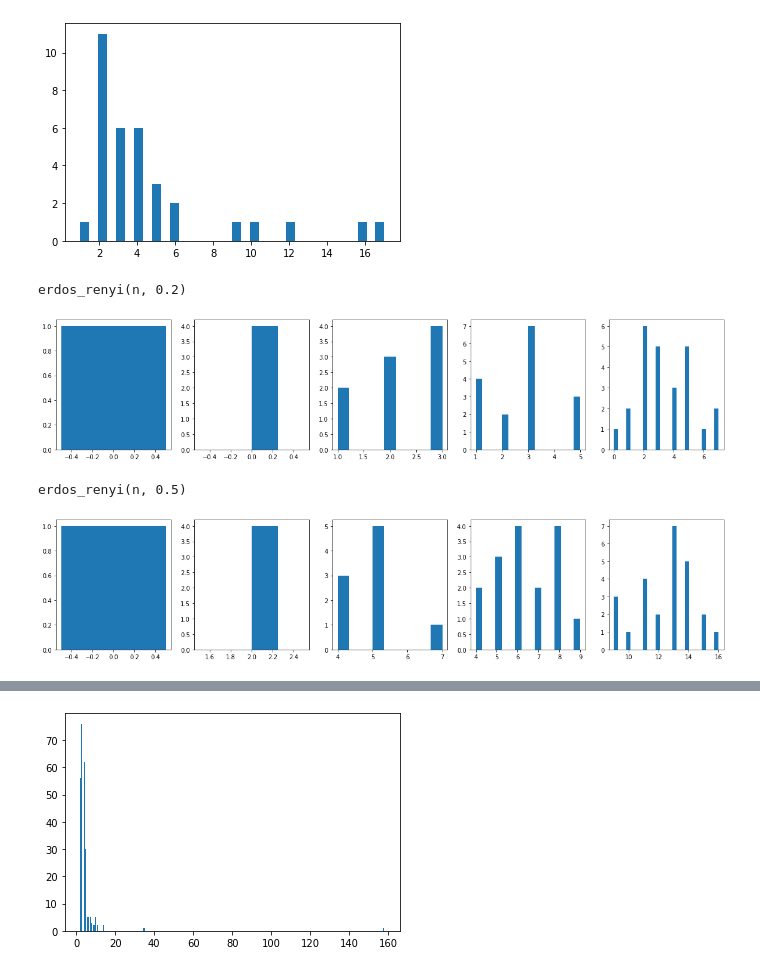
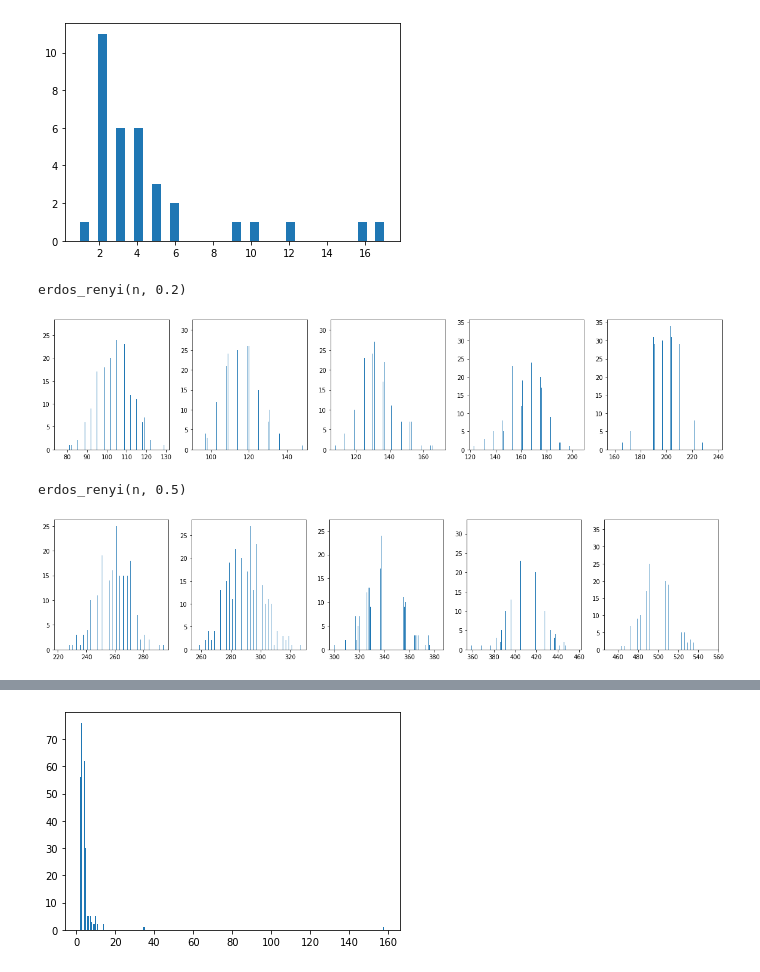
Before and after one commit to ate47/Cours, a Jupyter notebook: dm/graph/work.ipynb, the cells around one changed output, grey strips where cells are left out. Drawn from its saved outputs; the diff is of its cells as text; code cells hidden in the pictures.

```diff
--- a/dm/graph/work.ipynb
+++ b/dm/graph/work.ipynb
@@ -178,29 +178,29 @@ karate_club_graph
 # %%
 
 _, axs = plt.subplots(1, 5, figsize=(20, 4))
 
 print("erdos_renyi(n, 0.2)")
 
 for i in range(1, 6):
-    n = i ** 2
+    n = 500 + 20 * i ** 2
     plot_degree_dist(erdos_renyi(n, 0.2), axs[i - 1])
 
 plt.show()
 
 _, axs = plt.subplots(1, 5, figsize=(20, 4))
 
 print("erdos_renyi(n, 0.5)")
 
 for i in range(1, 6):
-    n = i ** 2
+    n = 500 + 20 * i ** 2
     plot_degree_dist(erdos_renyi(n, 0.5), axs[i - 1])
 
 plt.show()
 # %% [output]
 erdos_renyi(n, 0.2)
-[figure, old version]
+[figure, new version]
 erdos_renyi(n, 0.5)
-[figure, old version]
+[figure, new version]
 # %%
 
 _, axs = plt.subplots(4, 5, figsize=(20, 16))
```
Also changed, not shown: parts of 9 cells of this notebook.
